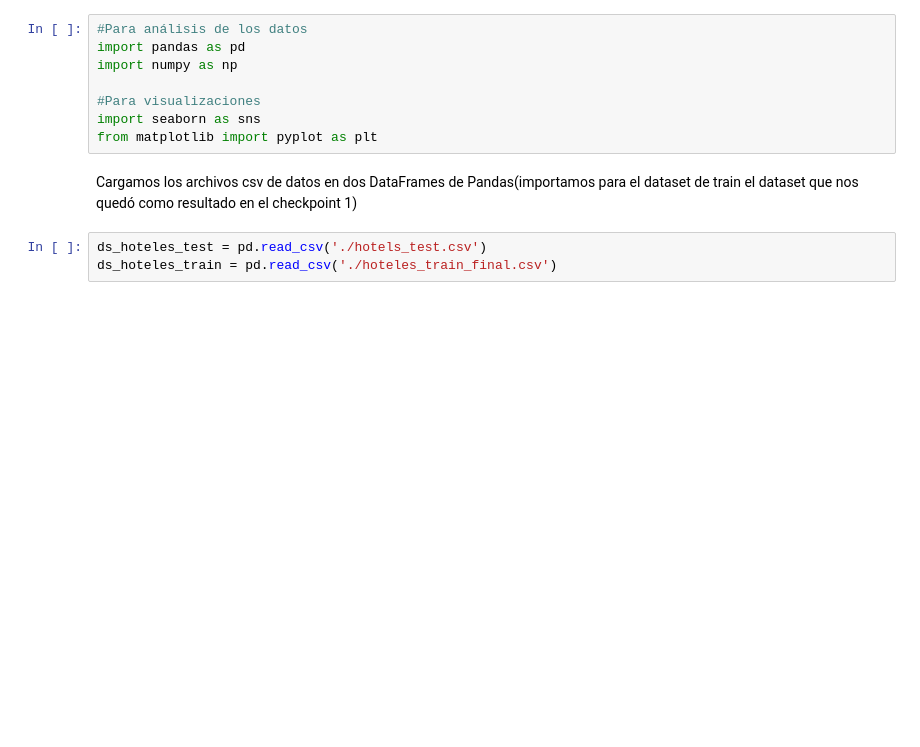
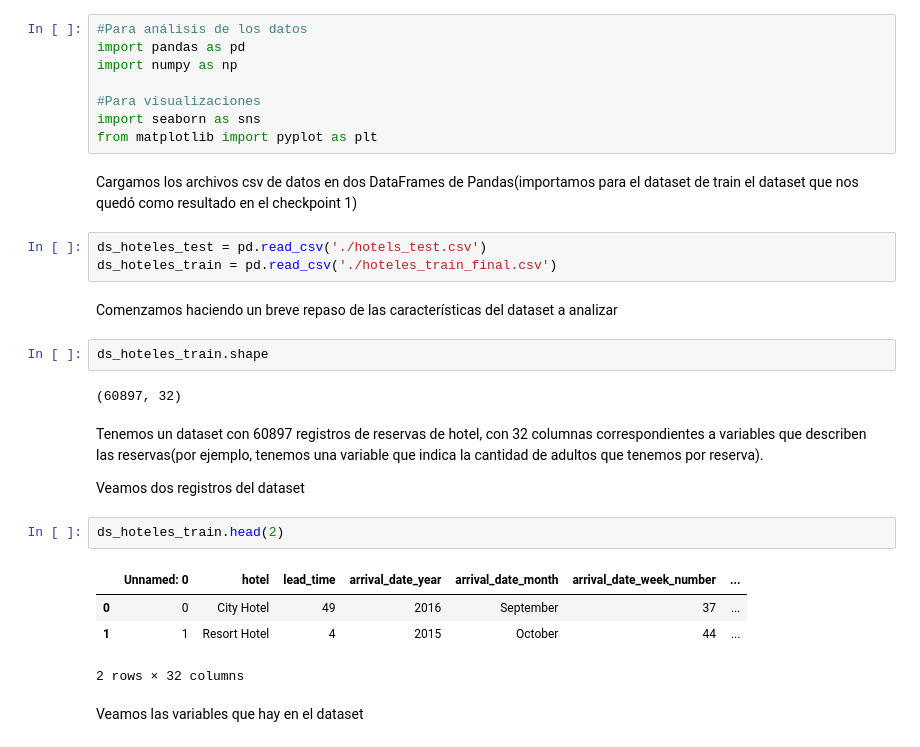
Before and after one commit to juanignaciogiacobbe/7506R-2C2023-GRUPO15, a Jupyter notebook: 7506R_TP1_GRUPO15_CHP2_ENTREGA.ipynb, the cells around one changed output. Saved outputs shown, nothing was run; the diff lists cells and outputs as text; blank space fills up the shorter version.

```diff
--- a/7506R_TP1_GRUPO15_CHP2_ENTREGA.ipynb
+++ b/7506R_TP1_GRUPO15_CHP2_ENTREGA.ipynb
@@ -29,3 +29,23 @@ Cargamos los archivos csv de datos en dos DataFrames de Pandas(importamos para e
 # %%
 ds_hoteles_test = pd.read_csv('./hotels_test.csv')
 ds_hoteles_train = pd.read_csv('./hoteles_train_final.csv')
+# %% [markdown]
+Comenzamos haciendo un breve repaso de las características del dataset a analizar
+# %%
+ds_hoteles_train.shape
+# %% [output]
+(60897, 32)
+# %% [markdown]
+Tenemos un dataset con 60897 registros de reservas de hotel, con 32 columnas correspondientes a variables que describen las reservas(por ejemplo, tenemos una variable que indica la cantidad de adultos que tenemos por reserva).
+
+
+Veamos dos registros del dataset
+# %%
+ds_hoteles_train.head(2)
+# %% [output]
+|  | Unnamed: 0 | hotel | lead_time | arrival_date_year | arrival_date_month | arrival_date_week_number | ... |
+| 0 | 0 | City Hotel | 49 | 2016 | September | 37 | ... |
+| 1 | 1 | Resort Hotel | 4 | 2015 | October | 44 | ... |
+2 rows × 32 columns
+# %% [markdown]
+Veamos las variables que hay en el dataset
```
Also changed, not shown: parts of 10 cells of this notebook.
